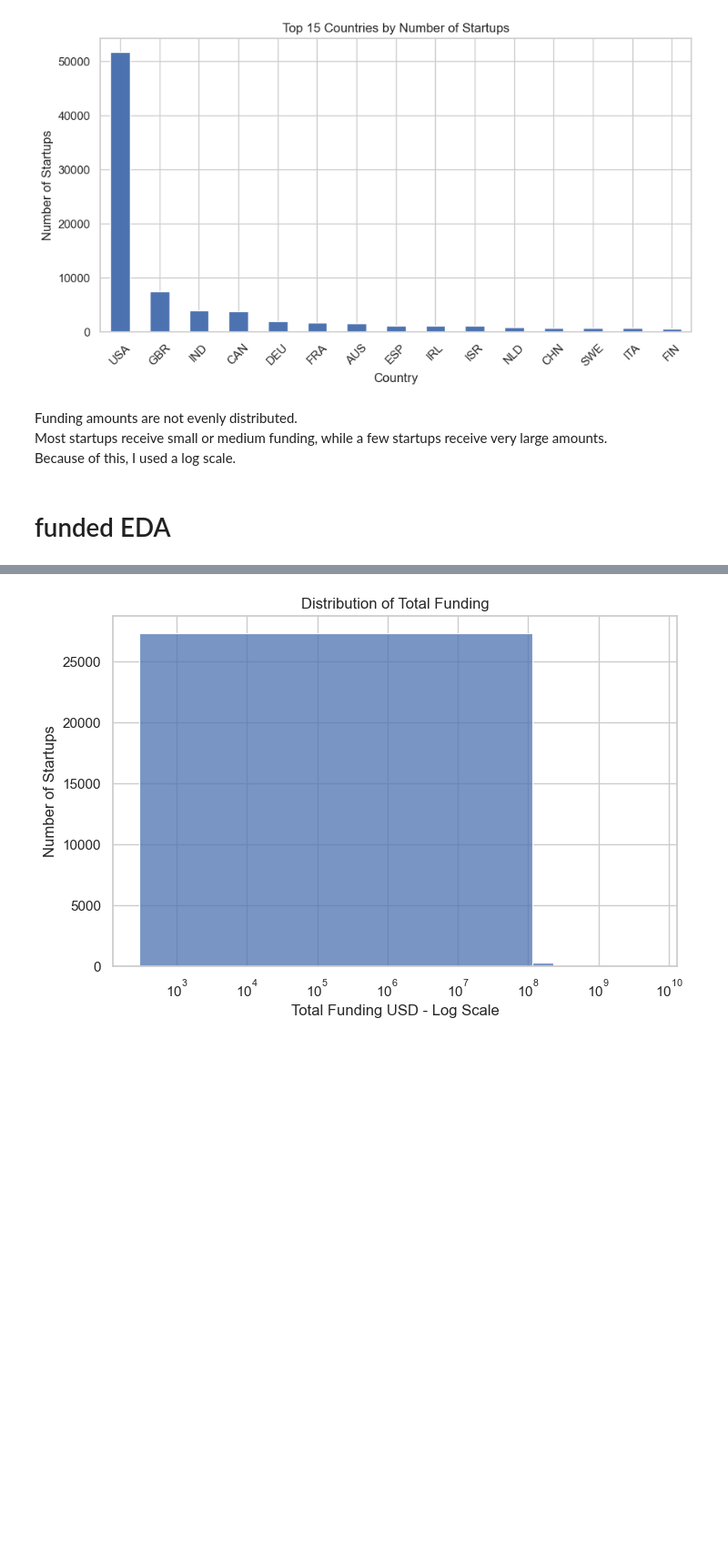
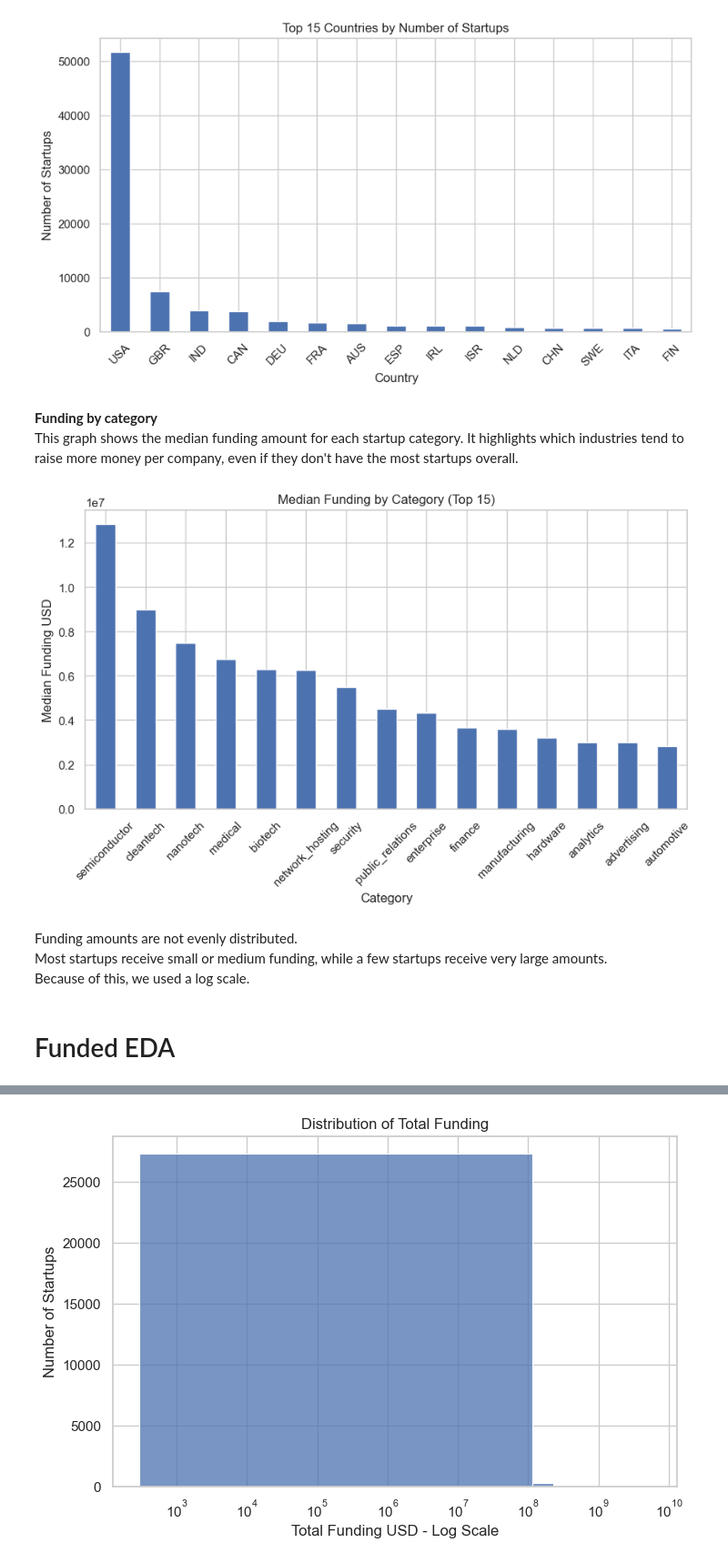
Before and after one commit to Ell-29/VC_ecosystem, a Jupyter notebook: eda.ipynb, the cells around one changed output, grey strips where cells are left out. Shown at 91% size. Saved outputs shown, nothing was run; the diff lists cells and outputs as text; code cells hidden in the pictures; blank space fills up the shorter version.

```diff
--- a/eda.ipynb
+++ b/eda.ipynb
@@ -285,12 +315,33 @@ plt.xticks(rotation=45)
 plt.show()
 # %% [output]
 [figure]
+# %% [markdown]
+**Funding by category**<br>
+This graph shows the median funding amount for each startup category. It highlights which industries tend to raise more money per company, even if they don't have the most startups overall.
+# %%
+category_funding = (
+    companies[companies["funding_total_usd"] > 0]
+    .groupby("category_code")["funding_total_usd"]
+    .median()
+    .sort_values(ascending=False)
+    .head(15)
+)
+
+plt.figure(figsize=(10,5))
+category_funding.plot(kind="bar")
+plt.title("Median Funding by Category (Top 15)")
+plt.xlabel("Category")
+plt.ylabel("Median Funding USD")
+plt.xticks(rotation=45)
+plt.show()
+# %% [output]
+[figure, added]
 # %% [markdown]
 Funding amounts are not evenly distributed.
 Most startups receive small or medium funding, while a few startups receive very large amounts.
-Because of this, I used a log scale.
+Because of this, we used a log scale.
 # %% [markdown]
-# funded EDA
+# Funded EDA
 # %%
 funded = companies[
     (companies["funding_total_usd"] > 0) &
```
Also changed, not shown: parts of 36 cells of this notebook, 5 other files.
